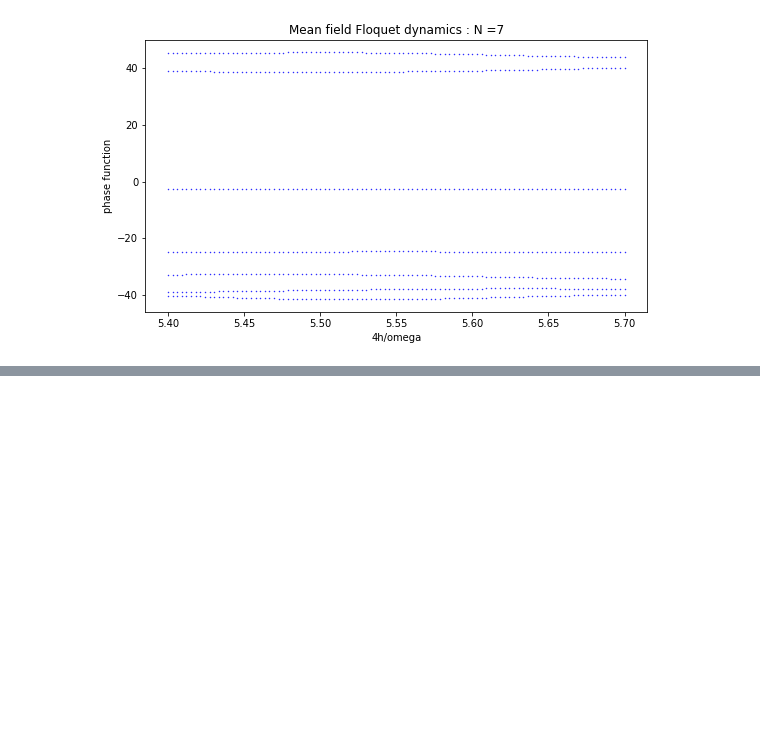
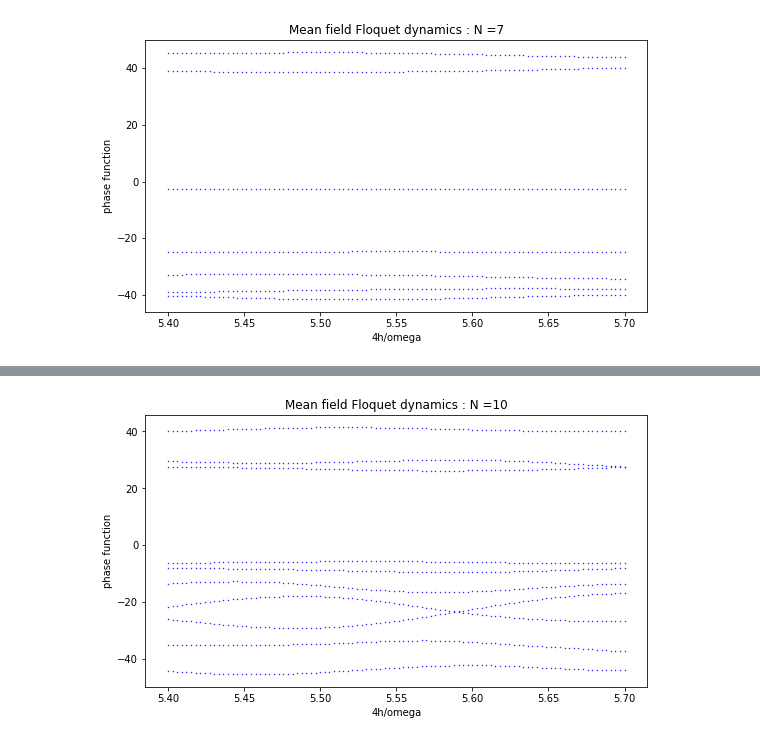
Before and after one commit to SuperStarCZ/floquet_theory, a Jupyter notebook: copy_all_in1_floquet_mfd_lmg.ipynb, the cells around one changed output, grey strips where cells are left out. Drawn from its saved outputs; the diff is of its cells as text; code cells hidden in the pictures; blank space fills up the shorter version.

```diff
--- a/copy_all_in1_floquet_mfd_lmg.ipynb
+++ b/copy_all_in1_floquet_mfd_lmg.ipynb
@@ -166,3 +166,88 @@ if __name__ == '__main__':
 running for N =  7 with 4 processors
 time taken 25.829909086227417 second
 [figure]
+# %%
+## experiment
+
+# scatter plot
+
+
+
+#  THIS CODE IS DONE FOR NEWER HAMILTONIAN. THE QUASI-ENREGY ARE PLOTTED WITH SCATTER PLOT I.E. WE HAVE PLOTTED
+#  ALL THE QUASI-ENERGIES IN A SCATTER PLOT FOR EACH "h". THIS WORKS ARE FOLLOWS. WE HAVE TAKEN EACH OF CHOSEN
+#  h FROM "hs" AND THEN WE CALCUALTED "N" NUMBER OF QUASI-ENERGIS FOR A SPIN SYSTEM CONSISTED OF "N" NUMBER OF
+#  1D SPIN.
+
+
+import numpy as np
+from odeintw import odeintw
+import matplotlib.pyplot as plt
+from multiprocessing import Pool
+from numpy.linalg import multi_dot, norm, eig
+import math
+import time
+
+start = time.time()
+
+N = 10
+h0 = 0.1
+omega = 40.0
+w = omega
+tsteps = 1000
+hsteps = 100
+hs = np.linspace(54.0,57.0,hsteps)
+ampp = (np.ones((N,len(hs))) * hs).T
+psi = np.eye(N) + 1j * np.zeros((N,N))
+floqEvolution_mat = np.zeros((N,N)) + 1j * np.zeros((N,N))
+
+title = "Mean field Floquet dynamics : N =" + str(N)
+filename = 'mfd_fl_'+str(N) +'imag.jpeg'
+filename1 = 'mfd_fl_'+str(N) +'real.jpeg'
+
+def floq_jac(psi0, t, h, h0, H1, H0, w):
+    drive = h0 + h * np.cos(w * t)
+    jac = 1j * N * (H0 + drive * H1)
+    return jac
+
+def floq_func(psi0, t, h, h0, H1, H0, w):
+    floq_h = np.dot(floq_jac(psi0, t, h, h0, H1, H0, w), psi0)
+    return floq_h
+
+def floq_evolv(psi,H0,H1,h,w):
+    T = 10 * 2 * np.pi/w
+    t = np.linspace(0,2 * np.pi/w,tsteps)
+    floqEvolution_mat = np.zeros((N,N)) + 1j * np.zeros((N,N))
+
+    for m in np.arange(N):
+        psi0 = psi[m]
+        psi_t = odeintw(floq_func,psi0,t,args=(h, h0, H1, H0, w))
+        floqEvolution_mat[m] = psi_t[-1]
+    evals, evecs = eig(floqEvolution_mat)
+    phasefunc = 1j * 2.303 * np.log(evals + 1j * 0) * omega/(2 * np.pi)
+    return phasefunc.real
+
+if __name__ == '__main__':
+    nprocs = 4
+    p = Pool(processes = nprocs)
+    print("running for N = ", N, "with",nprocs,"processors")
+    start = time.time()
+
+    s = -0.5 + (1./N) * np.arange(N)
+    H0 =  np.diagflat(0.5 * (N * s) ** 2.0)
+
+    sup_diag = np.array([np.sqrt((N/2)*(1. + N/2) - N**2 * s[i] * s[i+1]) for i in range(N-1)])
+    sub_diag = np.array([np.sqrt((N/2)*(1. + N/2) - N**2 * s[i] * s[i-1]) for i in range(N-1)])
+    H1 = np.diagflat(sup_diag, k=1) + np.diagflat(sub_diag, k=-1)
+
+    data = p.starmap(floq_evolv,[(psi,H0,H1,h,w) for h in hs])
+
+    print('time taken',time.time()-start,'second')
+
+    plt.figure(figsize = (9,5))
+    for xx in np.arange(len(hs)):
+        plt.scatter(4 * ampp[xx]/omega, data[xx], color = 'blue', marker='.', s = 0.8)
+    plt.title(title)
+    plt.xlabel("4h/omega")
+    plt.ylabel("phase function")
+    plt.show()
+# %% [output]
@@ -169,3 +256,4 @@ time taken 25.829909086227417 second
+[figure, added]
 # %%
 # specific phase function path
 
```
Also changed, not shown: parts of 2 cells of this notebook.
